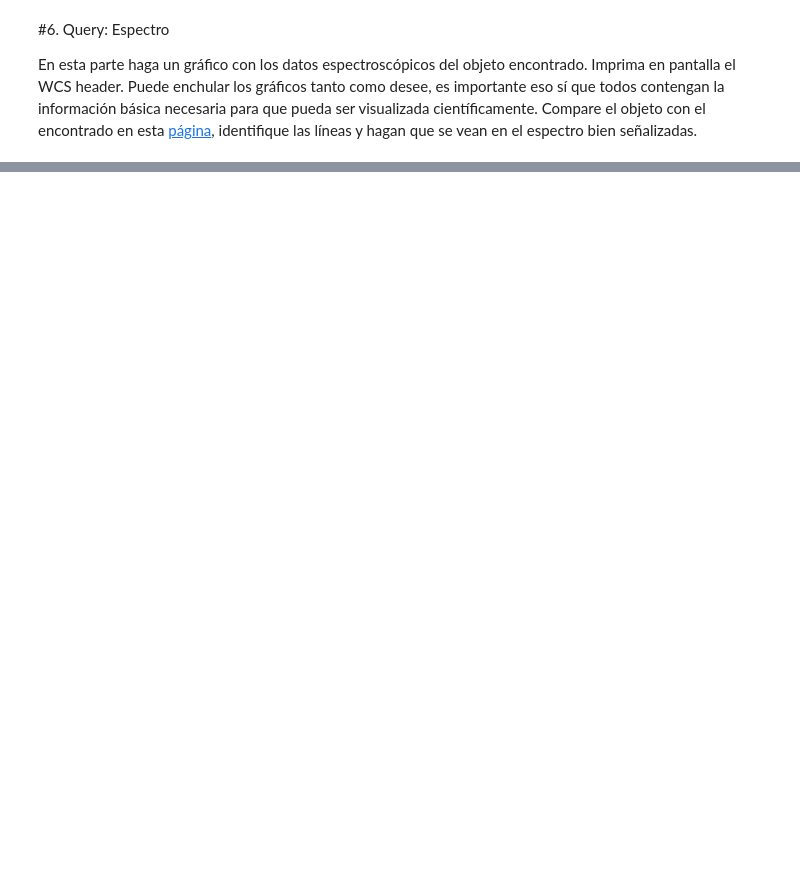
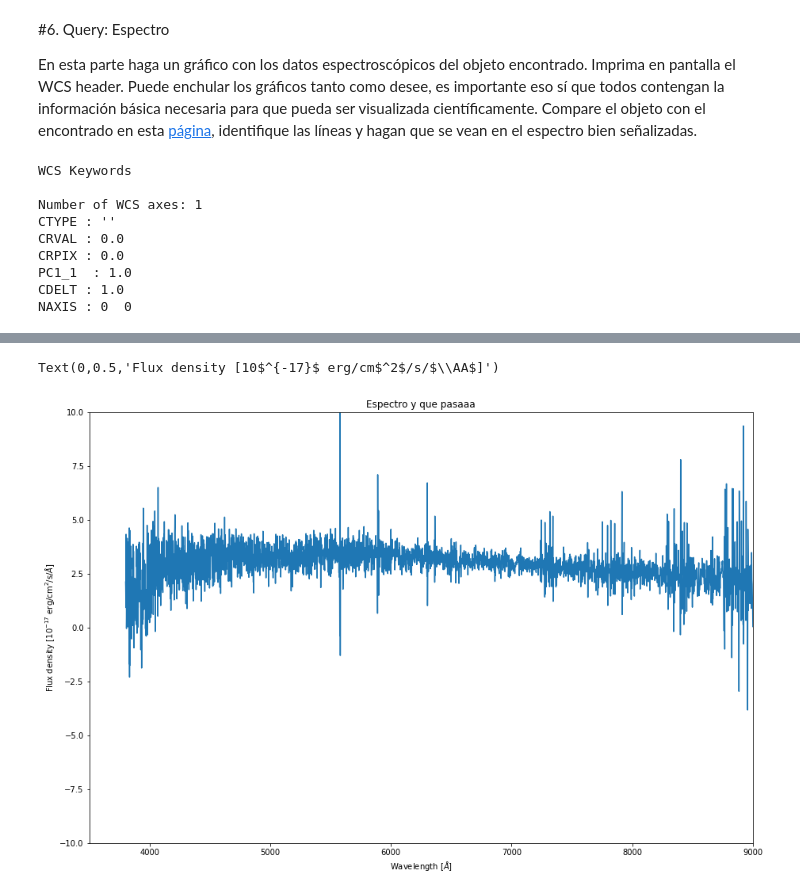
Before and after one commit to simonvidal/minitarea4, a Jupyter notebook: minitarea4.ipynb, the cells around one changed output, grey strips where cells are left out. Saved outputs shown, nothing was run; the diff lists cells and outputs as text; code cells hidden in the pictures; blank space fills up the shorter version.

```diff
--- a/minitarea4.ipynb
+++ b/minitarea4.ipynb
@@ -71,3 +256,28 @@ Imprima en pantalla el WCS header de alguno de los fits fotometría, y proceda a
 #6. Query: Espectro
 
 En esta parte haga un gráfico con los datos espectroscópicos del objeto encontrado. Imprima en pantalla el WCS header. Puede enchular los gráficos tanto como desee, es importante eso sí que todos contengan la información básica necesaria para que pueda ser visualizada científicamente. Compare el objeto con el encontrado en esta [página](http://skyserver.sdss.org/dr15/en/tools/chart/navi.aspx), identifique las líneas y hagan que se vean en el espectro bien señalizadas.
+# %%
+print (WCS(sp[0][0].header))
+fits = sp[0]
+scidata = fits[1].data
+flux = scidata['flux']
+lam = scidata['loglam']
+
+plt.figure(figsize = (15,10))
+plt.plot(10**(lam), flux)
+plt.xlim(3500,9000)
+plt.ylim((-10,10))
+plt.title("Espectro y que pasaaa")
+plt.xlabel('Wavelength [$\AA$]')
+plt.ylabel('Flux density [10$^{-17}$ erg/cm$^2$/s/$\AA$]')
+#NO ENCONTRE EN NINGUN LADO EL ESPECTRO PARA PODER DIBUJAR LAS LINEAS, LO SIENTOOO :(
+# %% [output]
+WCS Keywords
+
+Number of WCS axes: 1
+CTYPE : ''
+CRVAL : 0.0
+CRPIX : 0.0
+PC1_1  : 1.0
+CDELT : 1.0
+NAXIS : 0  0
@@ -73,0 +289,2 @@ En esta parte haga un gráfico con los datos espectroscópicos del objeto encont
+Text(0,0.5,'Flux density [10$^{-17}$ erg/cm$^2$/s/$\\AA$]')
+[figure, added]
```
Also changed, not shown: parts of 8 cells of this notebook.
